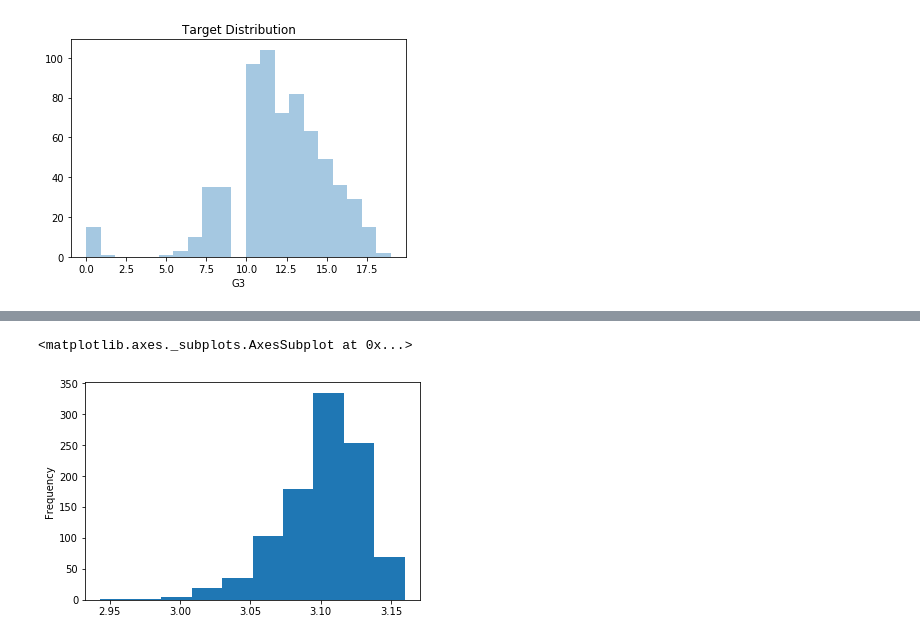
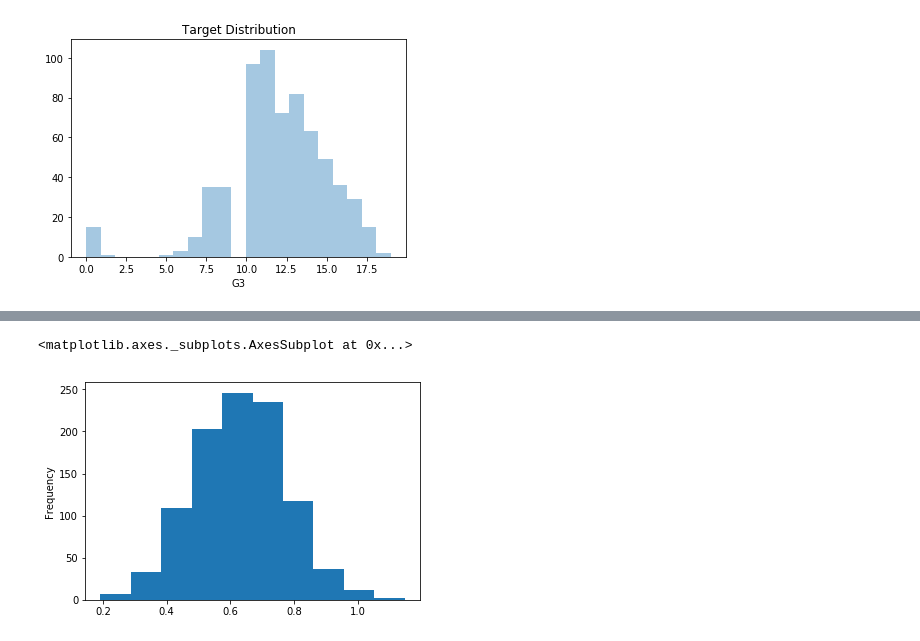
Before and after one commit to masonfields/213R-Final, a Jupyter notebook: scool+prediction.ipynb, the cells around one changed output, grey strips where cells are left out. Drawn from its saved outputs; the diff is of its cells as text; code cells hidden in the pictures.

```diff
--- a/scool+prediction.ipynb
+++ b/scool+prediction.ipynb
@@ -178,6 +198,6 @@ for i, data in enumerate(bootstrap_X):
 # %%
 data_df=pd.DataFrame(data)
-coef_df = pd.DataFrame(coeffs, columns=data_df.columns)
+coef_df = pd.DataFrame(coeffs, columns=numbers.columns)
 coef_df.plot(kind='box')
 plt.xticks(rotation=90)
 # %% [output]
@@ -209,9 +229,9 @@ higher       -0.332172
 failures     -0.393316
 Name: G3, dtype: float64
 # %%
-coef_df[28].plot(kind='hist')
+coef_df[0].plot(kind='hist')
 # %% [output]
 <matplotlib.axes._subplots.AxesSubplot at 0x...>
-[figure, old version]
+[figure, new version]
 # %%
 target.shape
```
Also changed, not shown: parts of 13 cells of this notebook.
